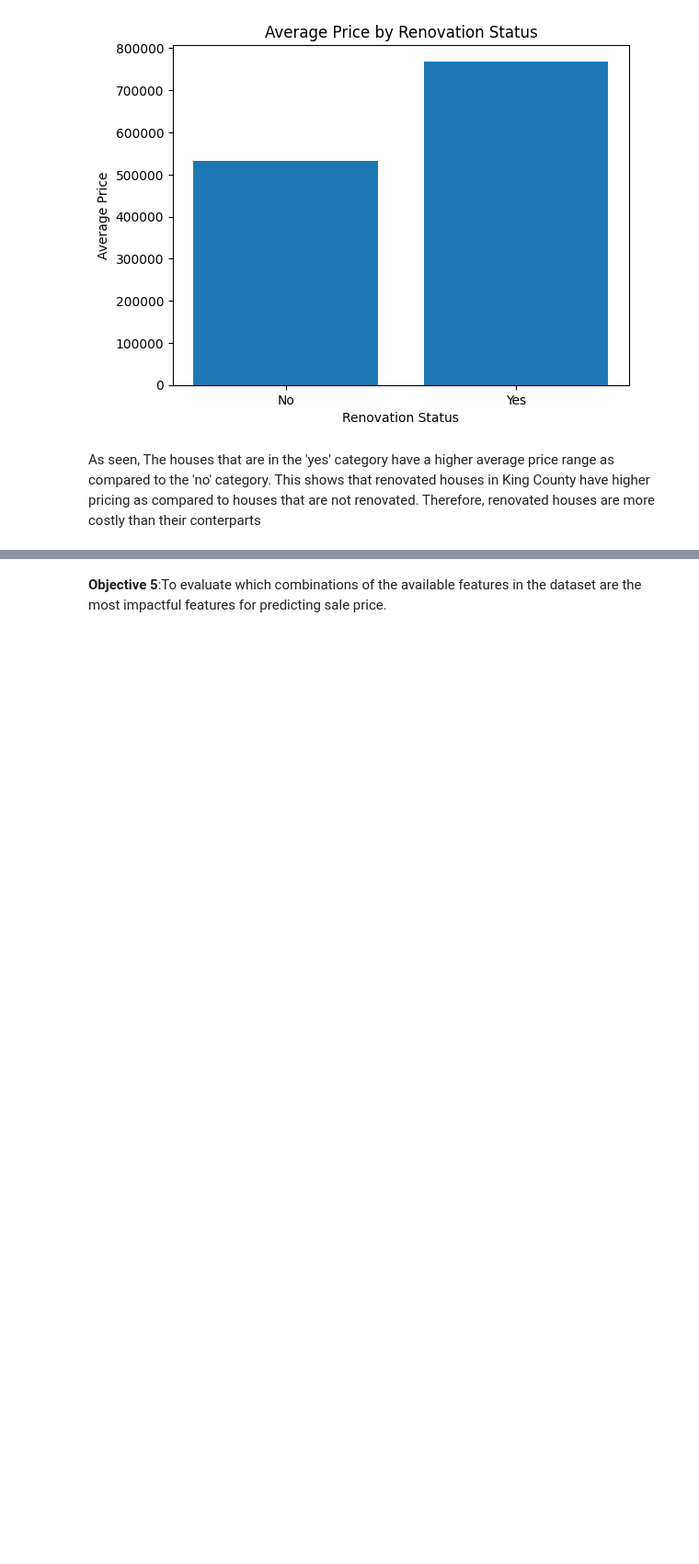
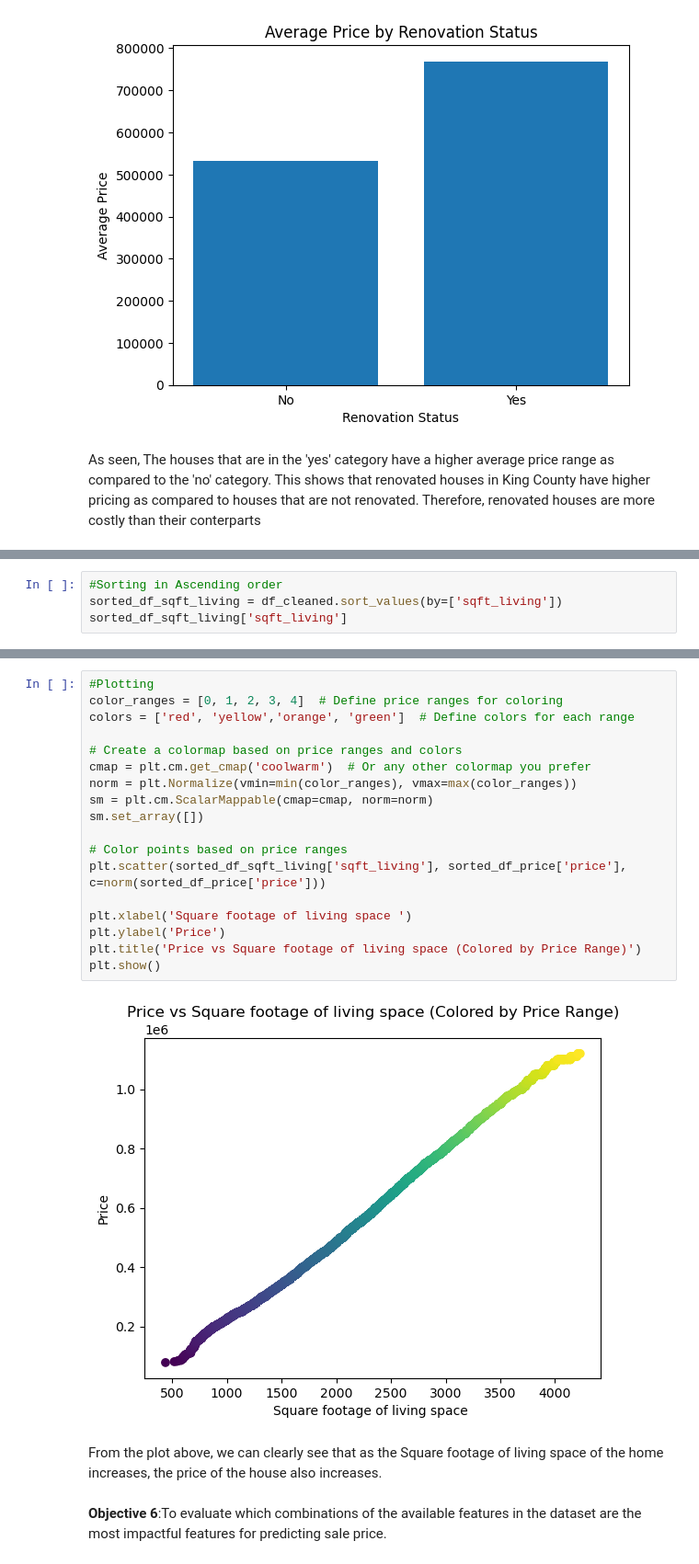
Before and after one commit to Kamaukaguru/Phase2-project-Grp6, a Jupyter notebook: student.ipynb, the cells around one changed output, grey strips where cells are left out. Shown at 92% size. Saved outputs shown, nothing was run; the diff lists cells and outputs as text; blank space fills up the shorter version.

Commit message:
EDA update(price vs sqft_living)

```diff
--- a/student.ipynb
+++ b/student.ipynb
@@ -843,0 +864,4 @@ As seen, The houses that are in the 'yes' category have a higher average price r
+# %%
+#Sorting in Ascending order
+sorted_df_sqft_living = df_cleaned.sort_values(by=['sqft_living'])
+sorted_df_sqft_living['sqft_living']
@@ -844,2 +881,24 @@ As seen, The houses that are in the 'yes' category have a higher average price r
+# %%
+#Plotting
+color_ranges = [0, 1, 2, 3, 4]  # Define price ranges for coloring
+colors = ['red', 'yellow','orange', 'green']  # Define colors for each range
+
+# Create a colormap based on price ranges and colors
+cmap = plt.cm.get_cmap('coolwarm')  # Or any other colormap you prefer
+norm = plt.Normalize(vmin=min(color_ranges), vmax=max(color_ranges))
+sm = plt.cm.ScalarMappable(cmap=cmap, norm=norm)
+sm.set_array([])
+
+# Color points based on price ranges
+plt.scatter(sorted_df_sqft_living['sqft_living'], sorted_df_price['price'], c=norm(sorted_df_price['price']))
+
+plt.xlabel('Square footage of living space ')
+plt.ylabel('Price')
+plt.title('Price vs Square footage of living space (Colored by Price Range)')
+plt.show()
+# %% [output]
+[figure, added]
+# %% [markdown]
+From the plot above, we can clearly see that as the Square footage of living space of the home increases, the price of the house also increases.
 # %% [markdown]
-**Objective 5**:To evaluate which combinations of the available features in the dataset are the most impactful features for predicting sale price.
+**Objective 6**:To evaluate which combinations of the available features in the dataset are the most impactful features for predicting sale price.
```
Also changed, not shown: parts of 10 cells of this notebook.
